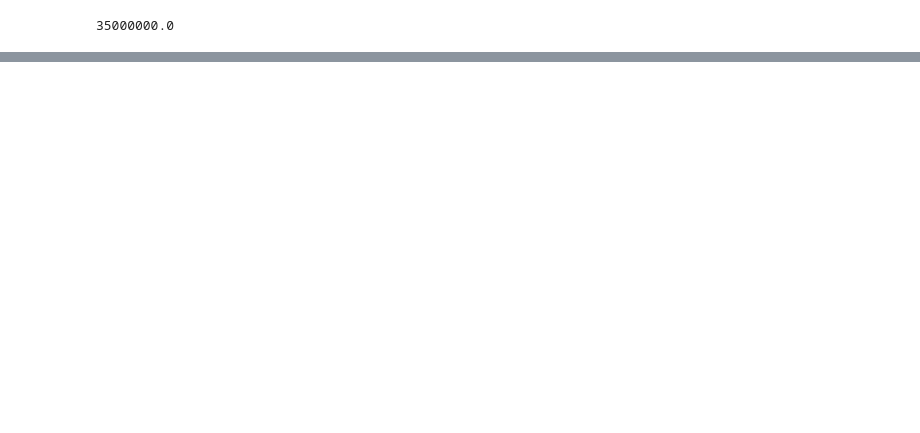
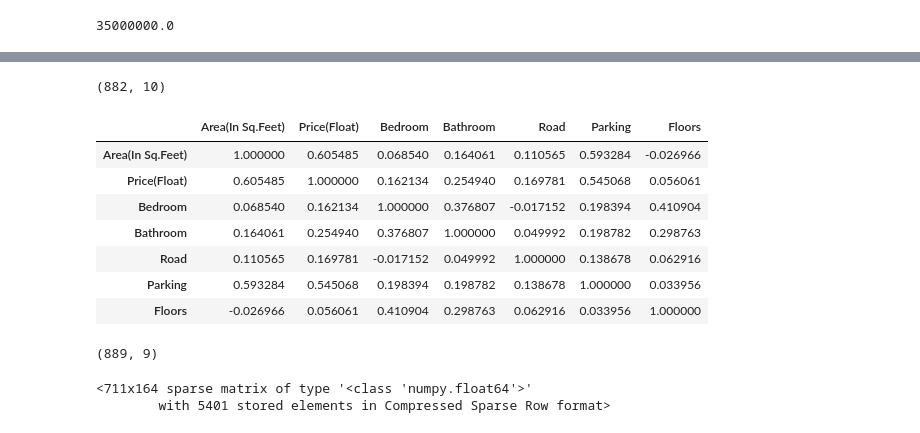
Before and after one commit to AshwinD-coder/Basstavik-Sampati, a Jupyter notebook: Untitled.ipynb, the cells around one changed output, grey strips where cells are left out. Drawn from its saved outputs; the diff is of its cells as text; code cells hidden in the pictures; blank space fills up the shorter version.

```diff
--- a/Untitled.ipynb
+++ b/Untitled.ipynb
@@ -122,0 +399,15 @@ plt.show()
+# %%
+filtered_data3.shape
+# %% [output]
+(882, 10)
+# %%
+filtered_data.corr()
+# %% [output]
+|  | Area(In Sq.Feet) | Price(Float) | Bedroom | Bathroom | Road | Parking | Floors |
+| Area(In Sq.Feet) | 1.000000 | 0.605485 | 0.068540 | 0.164061 | 0.110565 | 0.593284 | -0.026966 |
+| Price(Float) | 0.605485 | 1.000000 | 0.162134 | 0.254940 | 0.169781 | 0.545068 | 0.056061 |
+| Bedroom | 0.068540 | 0.162134 | 1.000000 | 0.376807 | -0.017152 | 0.198394 | 0.410904 |
+| Bathroom | 0.164061 | 0.254940 | 0.376807 | 1.000000 | 0.049992 | 0.198782 | 0.298763 |
+| Road | 0.110565 | 0.169781 | -0.017152 | 0.049992 | 1.000000 | 0.138678 | 0.062916 |
+| Parking | 0.593284 | 0.545068 | 0.198394 | 0.198782 | 0.138678 | 1.000000 | 0.033956 |
+| Floors | -0.026966 | 0.056061 | 0.410904 | 0.298763 | 0.062916 | 0.033956 | 1.000000 |
@@ -122,0 +416,9 @@ plt.show()
+# %%
+df2.shape
+# %% [output]
+(889, 9)
+# %%
+X_train
+# %% [output]
+<711x164 sparse matrix of type '<class 'numpy.float64'>'
+        with 5401 stored elements in Compressed Sparse Row format>
```
Also changed, not shown: parts of 43 cells of this notebook, 6 other files.
